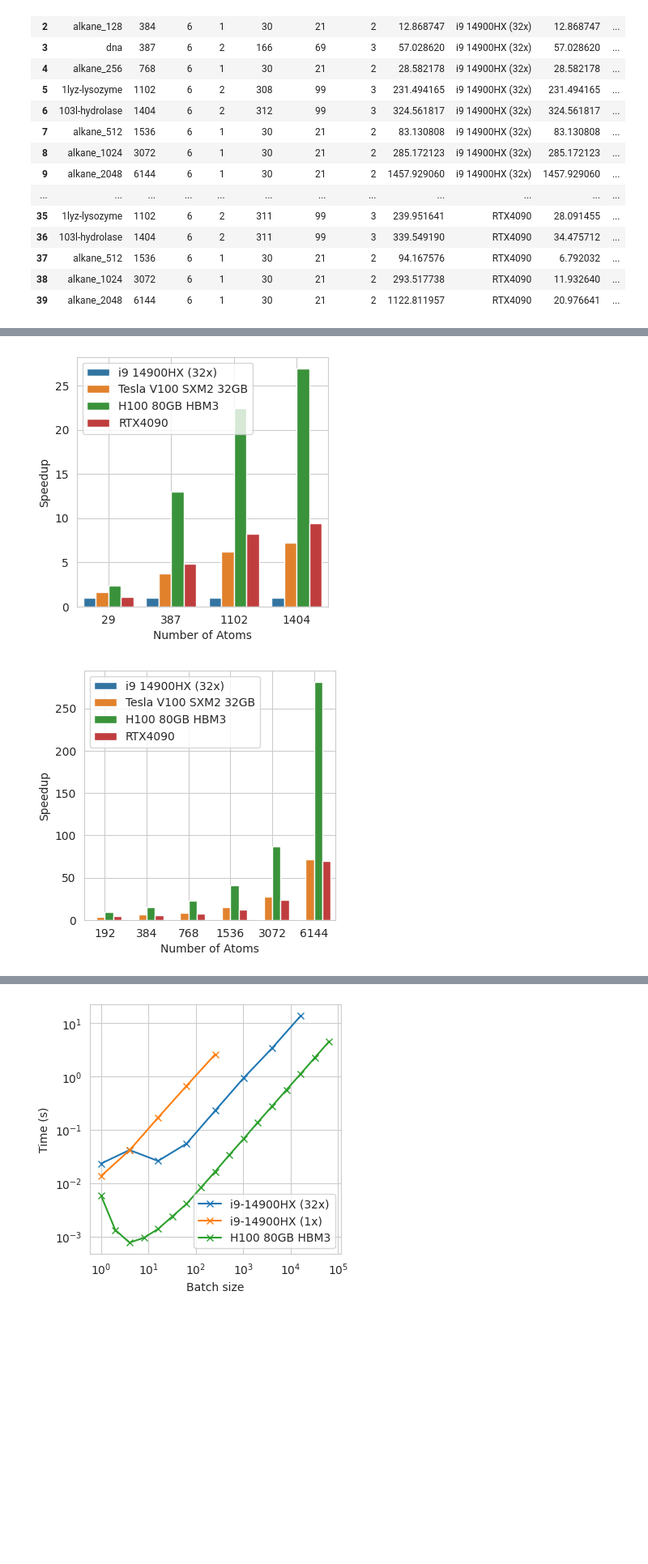
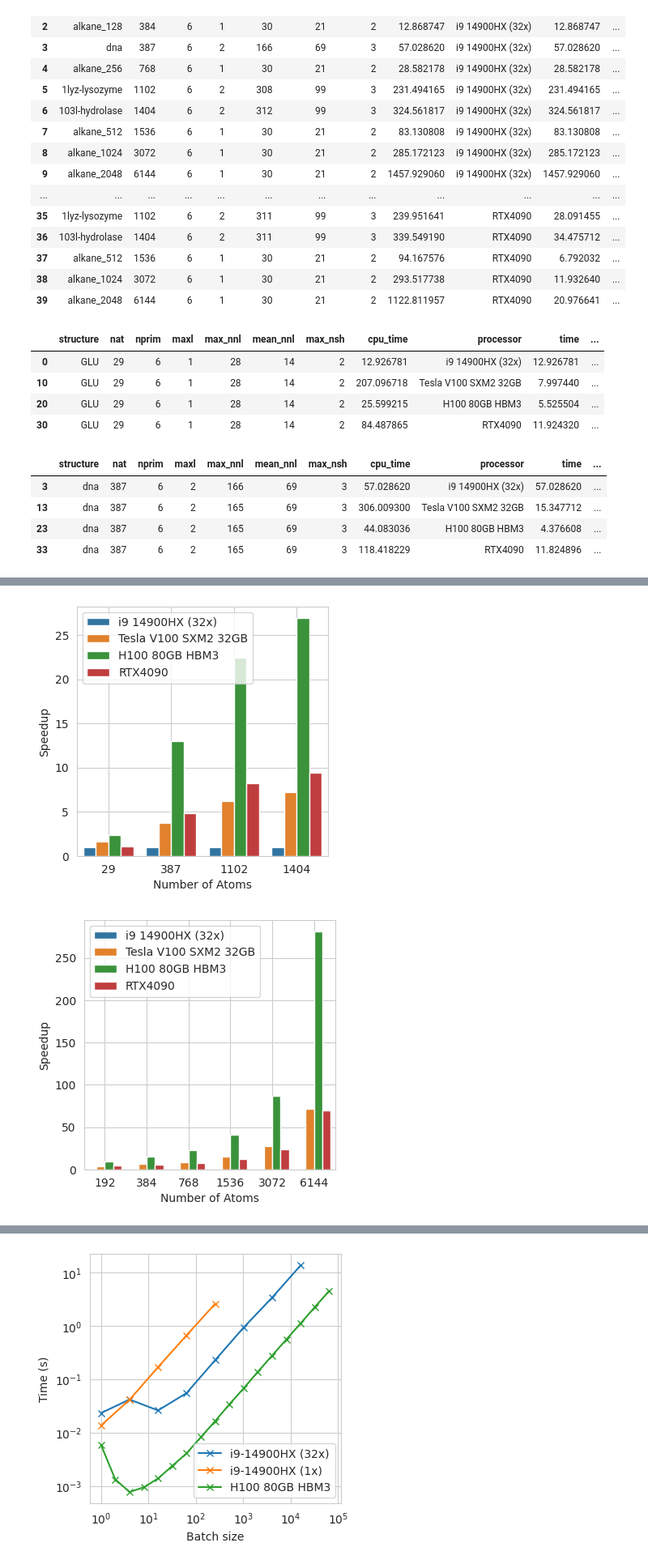
Before and after one commit to tornikeo/tblite, a Jupyter notebook: notes/make_figures.ipynb, the cells around one changed output, grey strips where cells are left out. Shown: that part at 81% size. Drawn from its saved outputs; the diff is of its cells as text; code cells hidden in the pictures; blank space fills up the shorter version.

```diff
--- a/notes/make_figures.ipynb
+++ b/notes/make_figures.ipynb
@@ -216,6 +284,7 @@ def relative_perf_plot(df):
   for i,g in df.groupby('nat'):
     cpu_time = g[g['processor'] == 'i9 14900HX (32x)']['time'].item()
     g['relative'] = cpu_time / g['time']
+    display(g)
     out.append(g)
   df = pd.concat(out)
 
@@ -239,36 +308,45 @@ def relative_perf_plot_alk(df):
     # display(g)
     cpu_time = g[g['processor'] == 'i9 14900HX (32x)']['time'].item()
     g['relative'] = cpu_time / g['time']
     out.append(g)
   df = pd.concat(out)
 
   sns.barplot(
     x='nat',
     y='relative',
     hue='processor',
     data=df
   )
   plt.xlabel("Number of Atoms")
   plt.ylabel("Speedup")
   plt.legend()
   plt.grid(True)
 
+# sns.set_style("whitegrid")
+# relative_perf_plot_alk(df)
+# plt.figure(figsize=(15, 7))
 
-
-# plt.figure(figsize=(15, 7))
-# sns.set_style("whitegrid")
-
+sns.set_style("whitegrid")
 # plt.subplot(121)
 plt.figure(figsize=(4, 4))
 sns.set_style("whitegrid")
 relative_perf_plot(df)
+
 plt.savefig(output_dir/'gpu_vs_cpu_scaling.png')
 
-
 # plt.subplot(122)
-
 plt.figure(figsize=(4, 4))
 sns.set_style("whitegrid")
 relative_perf_plot_alk(df)
 plt.savefig(output_dir/'alkane_gpu_speedup.png')
 # %% [output]
+|  | structure | nat | nprim | maxl | max_nnl | mean_nnl | max_nsh | cpu_time | processor | time | ... |
+| 0 | GLU | 29 | 6 | 1 | 28 | 14 | 2 | 12.926781 | i9 14900HX (32x) | 12.926781 | ... |
+| 10 | GLU | 29 | 6 | 1 | 28 | 14 | 2 | 207.096718 | Tesla V100 SXM2 32GB | 7.997440 | ... |
+| 20 | GLU | 29 | 6 | 1 | 28 | 14 | 2 | 25.599215 | H100 80GB HBM3 | 5.525504 | ... |
+| 30 | GLU | 29 | 6 | 1 | 28 | 14 | 2 | 84.487865 | RTX4090 | 11.924320 | ... |
+|  | structure | nat | nprim | maxl | max_nnl | mean_nnl | max_nsh | cpu_time | processor | time | ... |
+| 3 | dna | 387 | 6 | 2 | 166 | 69 | 3 | 57.028620 | i9 14900HX (32x) | 57.028620 | ... |
+| 13 | dna | 387 | 6 | 2 | 165 | 69 | 3 | 306.009300 | Tesla V100 SXM2 32GB | 15.347712 | ... |
+| 23 | dna | 387 | 6 | 2 | 165 | 69 | 3 | 44.083036 | H100 80GB HBM3 | 4.376608 | ... |
+| 33 | dna | 387 | 6 | 2 | 165 | 69 | 3 | 118.418229 | RTX4090 | 11.824896 | ... |
```
Also changed, not shown: parts of 4 cells of this notebook, 18 other files.
